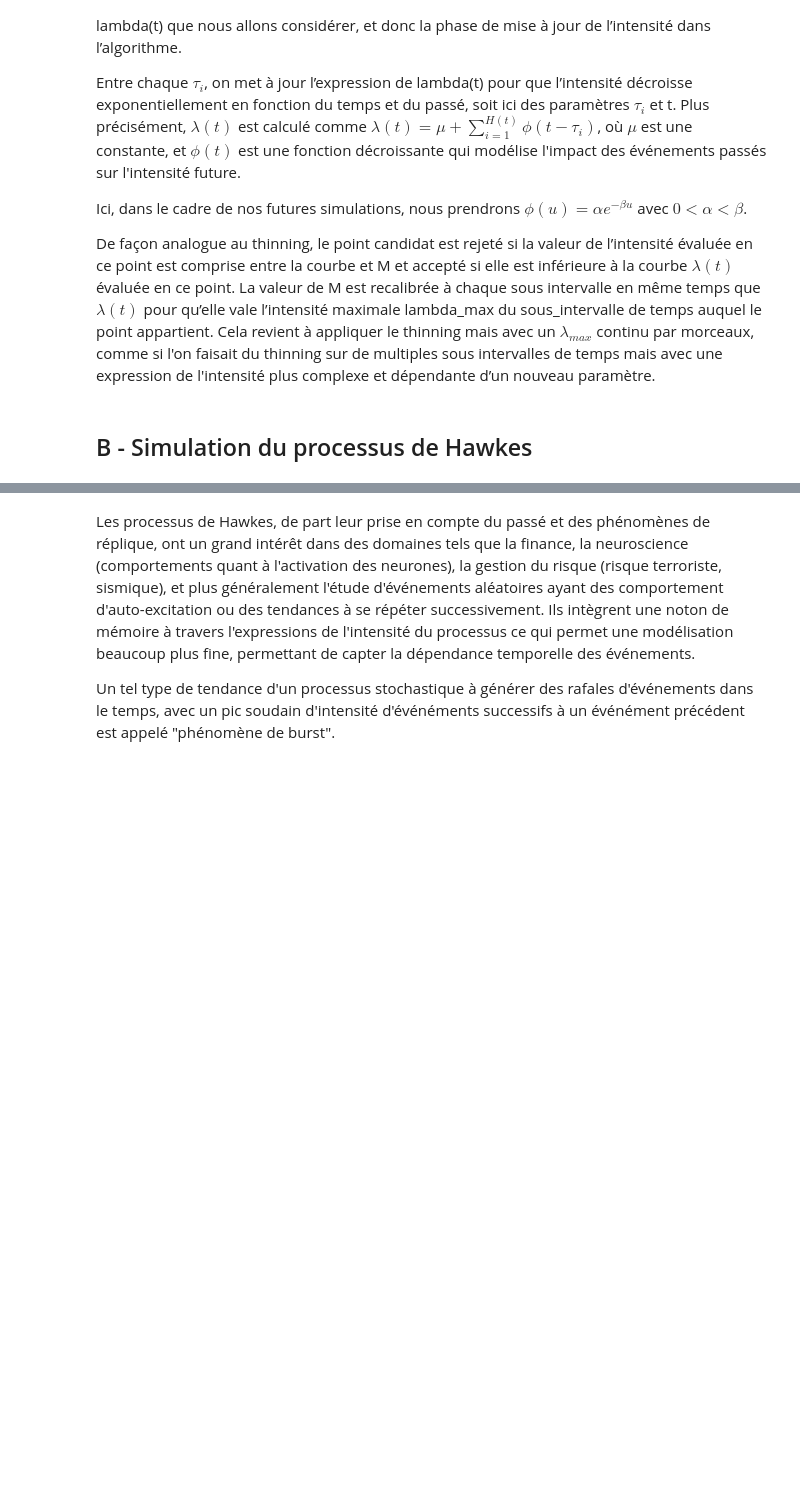
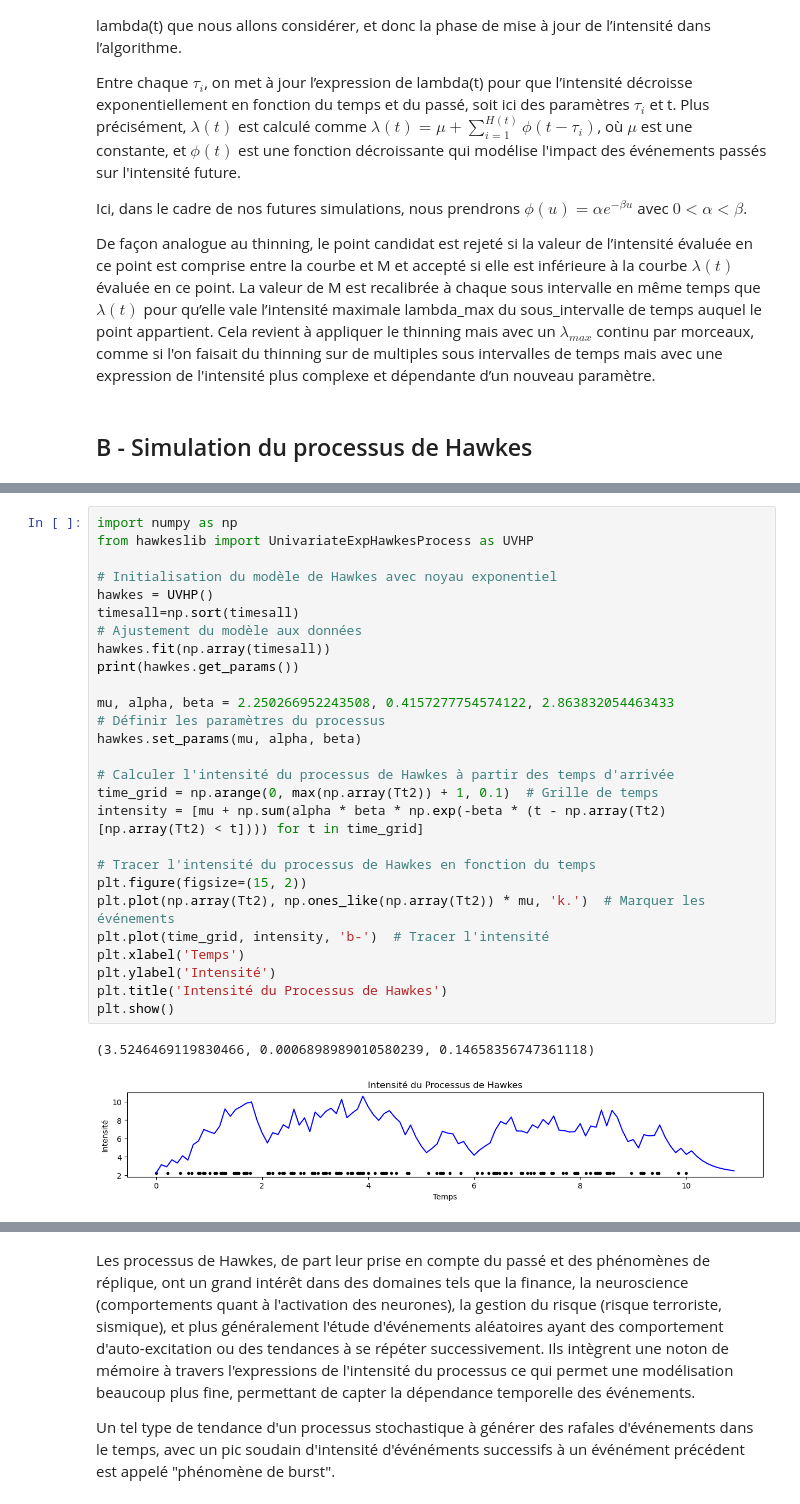
Before and after one commit to achillepmmr/Hawkes, a Jupyter notebook: Hawkes-notebook-rÃdaction-2.ipynb, the cells around one changed output, grey strips where cells are left out. Saved outputs shown, nothing was run; the diff lists cells and outputs as text; blank space fills up the shorter version.

```diff
--- a/Hawkes-notebook-rÃdaction-2.ipynb
+++ b/Hawkes-notebook-rÃdaction-2.ipynb
@@ -452,0 +477,30 @@ KeyboardInterrupt:
+# %%
+import numpy as np
+from hawkeslib import UnivariateExpHawkesProcess as UVHP
+
+# Initialisation du modèle de Hawkes avec noyau exponentiel
+hawkes = UVHP()
+timesall=np.sort(timesall)
+# Ajustement du modèle aux données
+hawkes.fit(np.array(timesall))
+print(hawkes.get_params())
+
+mu, alpha, beta = 2.250266952243508, 0.4157277754574122, 2.863832054463433
+# Définir les paramètres du processus
+hawkes.set_params(mu, alpha, beta)
+
+# Calculer l'intensité du processus de Hawkes à partir des temps d'arrivée
+time_grid = np.arange(0, max(np.array(Tt2)) + 1, 0.1)  # Grille de temps
+intensity = [mu + np.sum(alpha * beta * np.exp(-beta * (t - np.array(Tt2)[np.array(Tt2) < t]))) for t in time_grid]
+
+# Tracer l'intensité du processus de Hawkes en fonction du temps
+plt.figure(figsize=(15, 2))
+plt.plot(np.array(Tt2), np.ones_like(np.array(Tt2)) * mu, 'k.')  # Marquer les événements
+plt.plot(time_grid, intensity, 'b-')  # Tracer l'intensité
+plt.xlabel('Temps')
+plt.ylabel('Intensité')
+plt.title('Intensité du Processus de Hawkes')
+plt.show()
+# %% [output]
+(3.5246469119830466, 0.0006898989010580239, 0.14658356747361118)
+[figure, added]
```
Also changed, not shown: parts of 18 cells of this notebook.
